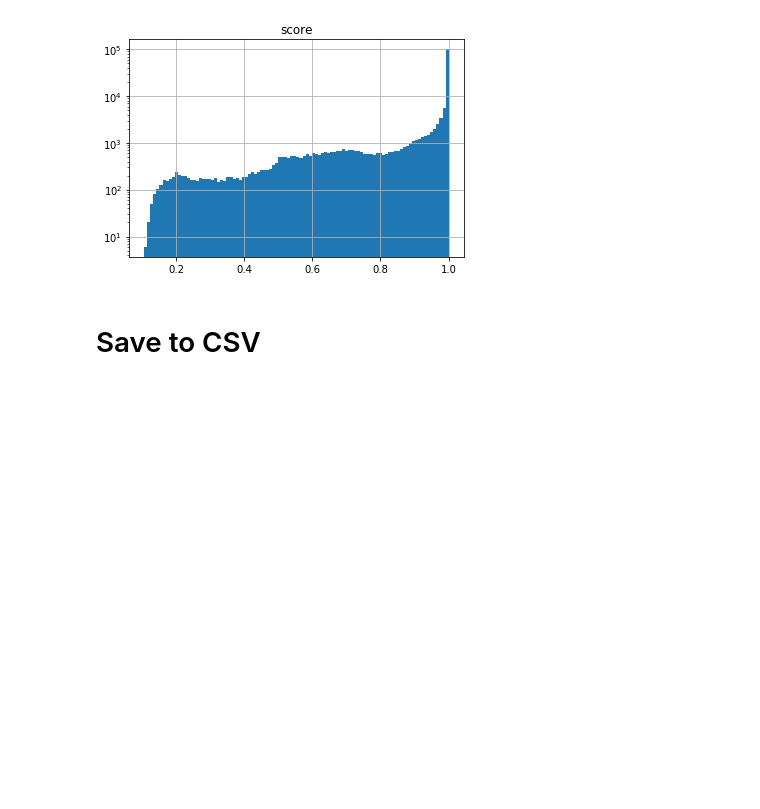
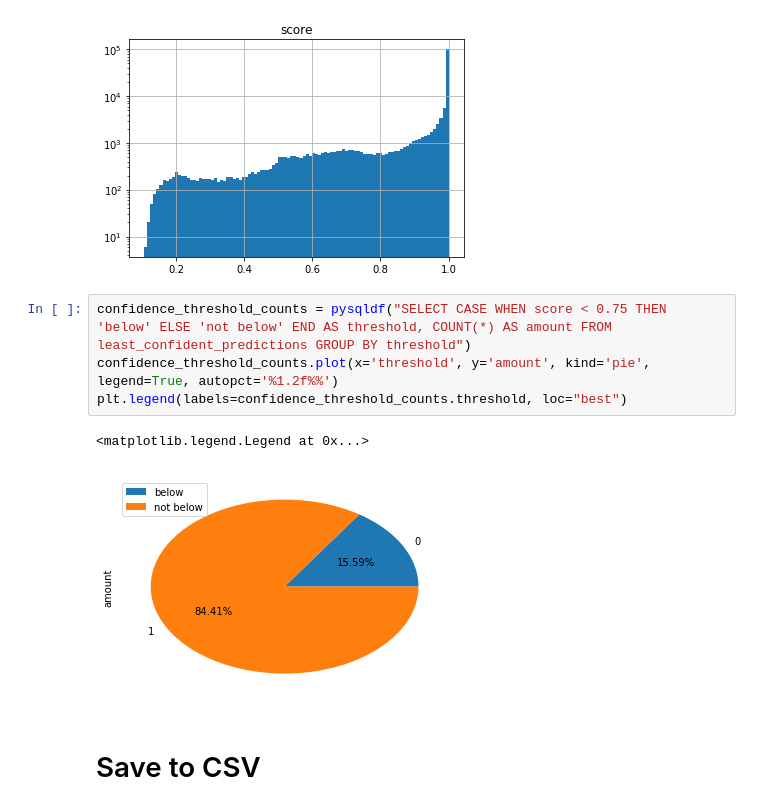
Before and after one commit to Agent007/tensorflow-speech-recognition-challenge, a Jupyter notebook: predictions.ipynb, the cells around one changed output. Drawn from its saved outputs; the diff is of its cells as text; blank space fills up the shorter version.

Commit message:
added threshold pie chart

```diff
--- a/predictions.ipynb
+++ b/predictions.ipynb
@@ -65,6 +65,13 @@ predictions.hist(ax=ax, column='score', bins=100)
 # %% [output]
 array([<matplotlib.axes._subplots.AxesSubplot object at 0x...>], dtype=object)
 [figure]
+# %%
+confidence_threshold_counts = pysqldf("SELECT CASE WHEN score < 0.75 THEN 'below' ELSE 'not below' END AS threshold, COUNT(*) AS amount FROM least_confident_predictions GROUP BY threshold")
+confidence_threshold_counts.plot(x='threshold', y='amount', kind='pie', legend=True, autopct='%1.2f%%')
+plt.legend(labels=confidence_threshold_counts.threshold, loc="best")
+# %% [output]
+<matplotlib.legend.Legend at 0x...>
+[figure, added]
 # %% [markdown]
 # Save to CSV
 # %%
```
